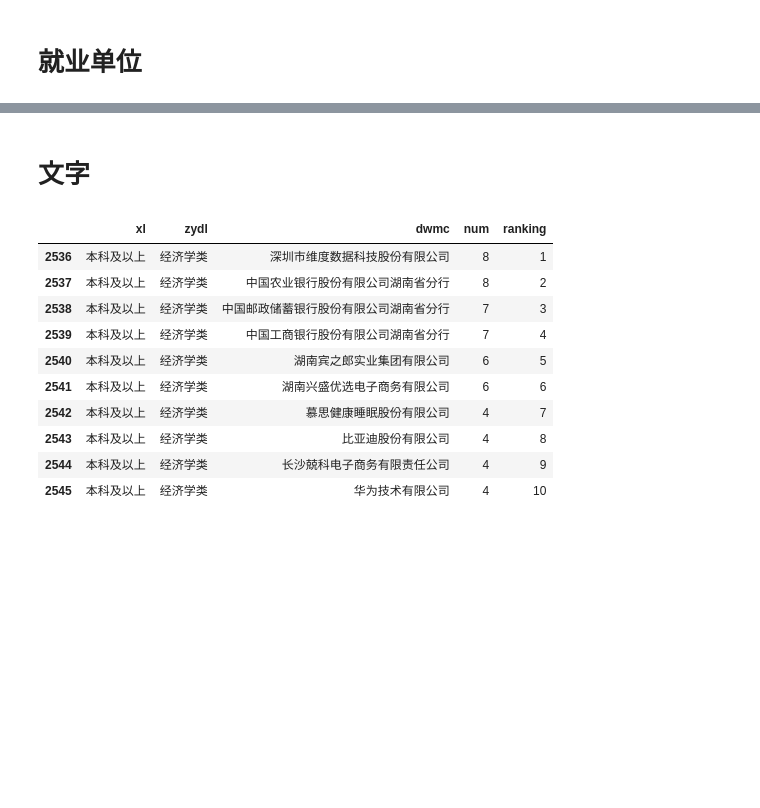
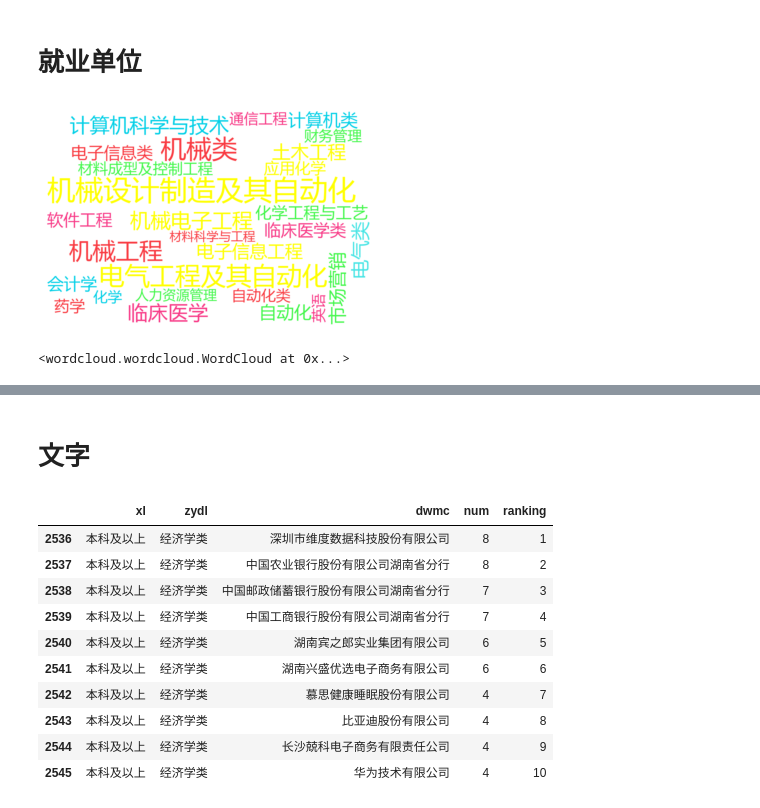
Before and after one commit to longxinke2/myCode, a Jupyter notebook: 新媒体取数制图.ipynb, the cells around one changed output, grey strips where cells are left out. Saved outputs shown, nothing was run; the diff lists cells and outputs as text; code cells hidden in the pictures; blank space fills up the shorter version.

```diff
--- a/新媒体取数制图.ipynb
+++ b/新媒体取数制图.ipynb
@@ -204,2 +200,18 @@ data=data_hy.copy()
-# %%
-zy_g=data['zydl'].unique()
+# %%
+sql='''select zy,count(*) as num from(
+select * ,substring_index(substring_index(about_major,'，', help_topic_id), '，', -1) as zy from
+(select a.company_name,degree_require,about_major,(CHAR_LENGTH(about_major) - CHAR_LENGTH(REPLACE(about_major, '，', ''))) as num
+from c_job_publish a
+join c_company b
+on a.company_id=b.company_id
+where is_publish=1 and job_number REGEXP '^[0-9]+$' and job_number < 200 and salary_min < 20 and is_disable=0 and state<>'未通过' and is_cancel_recruit=0
+and case when month(FROM_UNIXTIME(publish_time)) > 8 then year(FROM_UNIXTIME(publish_time)) +1
+     when month(FROM_UNIXTIME(publish_time)) < 9 then year(FROM_UNIXTIME(publish_time)) else null end=2023
+) a
+left join `test`.help_topic b on a.num+1>=help_topic_id
+)
+group by zy
+order by num desc
+limit 30'''
+data_hy=pd.read_sql(sql=sql,con=conn1)
+data=data_hy.copy()
@@ -271,0 +304,33 @@ for zy in zy_g:
+# %%
+word_size_range=[15, 25]#字体大小太大了会显示不下
+color_list = ['#02d0e7','#43f74b','#f93b42','#f83a87','#ffff00','#48e5e5','#02d0e7']#建立颜色数组
+colormap = colors.ListedColormap(color_list)#调用
+
+data1=data.iloc[2:]
+# 准备文本数据
+g1=data1['zy'].tolist()
+g2=data1['num'].tolist()
+dict1={}
+for i in range(len(g1)):
+    dict1[g1[i]]=g2[i]
+
+
+# 创建词云对象
+wc = wordcloud.WordCloud(
+    width=1200,height=800,
+    font_path=r'C:\Windows\Fonts\msyh.ttc',
+    colormap=colormap,
+    background_color="#ffffff")
+
+# 生成词云图
+
+wc.generate_from_frequencies(dict1)
+
+# 显示词云图
+plt.imshow(wc, interpolation='bilinear')
+plt.axis('off')
+plt.show()
+wc.to_file('1.png')
+# %% [output]
+[figure, added]
+<wordcloud.wordcloud.WordCloud at 0x...>
```
Also changed, not shown: parts of 6 cells of this notebook, 8 other files.
